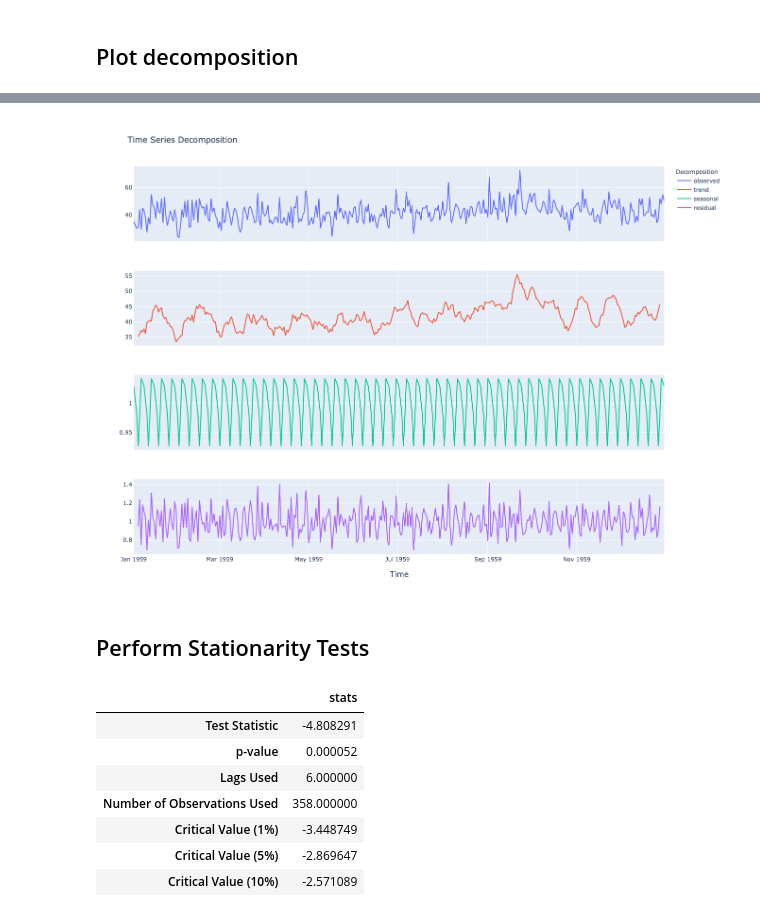
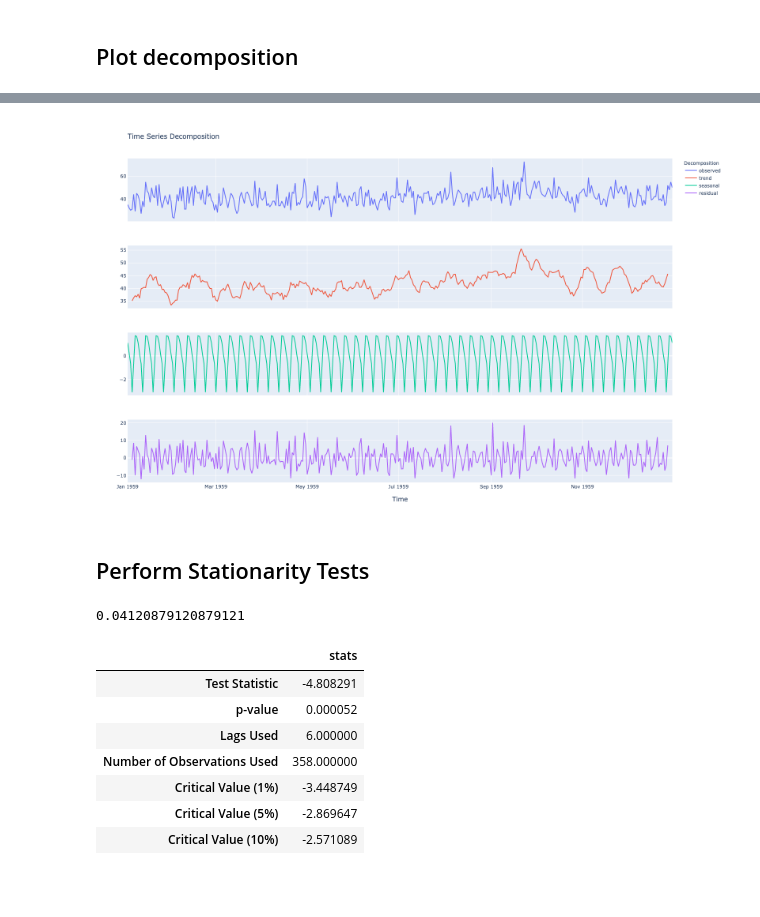
Before and after one commit to data-describe/data-describe, a Jupyter notebook: notebooks/Time_Series.ipynb, the cells around one changed output, grey strips where cells are left out. Drawn from its saved outputs; the diff is of its cells as text; code cells hidden in the pictures; blank space fills up the shorter version.

```diff
--- a/notebooks/Time_Series.ipynb
+++ b/notebooks/Time_Series.ipynb
@@ -36,7 +39,11 @@ plot_time_series(df, col="Births", viz_backend="plotly" )
 # %%
-plot_time_series(df, col="Births", decompose=True, viz_backend="plotly")
+dd.plot_time_series(df, col="Births", decompose=True, viz_backend="plotly")
 # %% [output]
-[figure, old version]
+[figure, new version]
 # %% [markdown]
 ## Perform Stationarity Tests
+# %%
+df.Births.diff().mean()
+# %% [output]
+0.04120879120879121
 # %%
```
Also changed, not shown: parts of 10 cells of this notebook.
